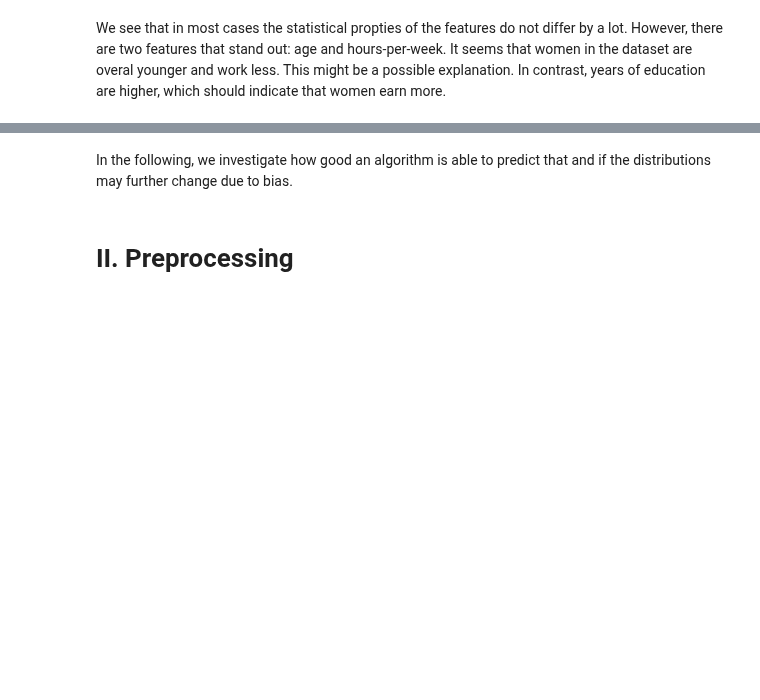
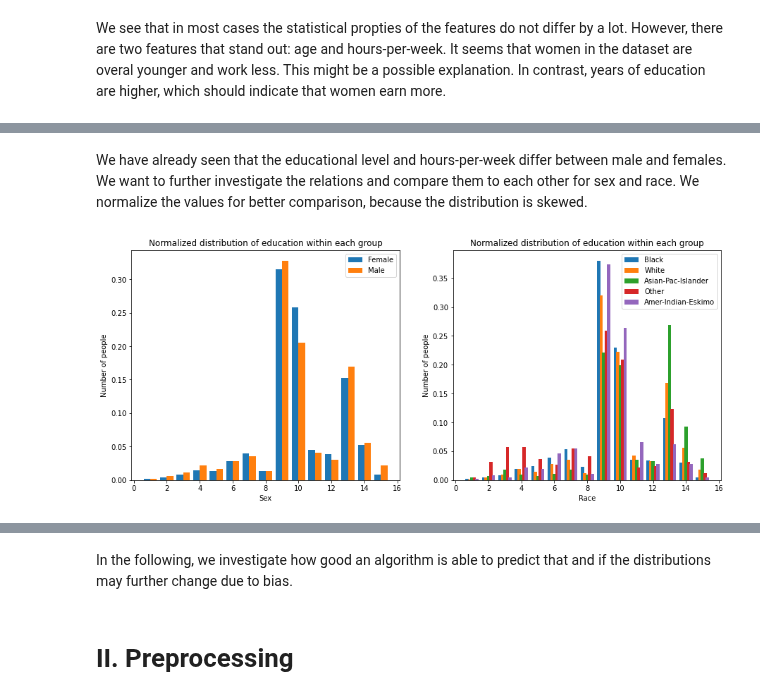
Before and after one commit to NiklasSabel/Industrial-Applications-of-Artificial-Intelligence, a Jupyter notebook: notebooks/Tertiary Sector/Finance_new.ipynb, the cells around one changed output, grey strips where cells are left out. Saved outputs shown, nothing was run; the diff lists cells and outputs as text; code cells hidden in the pictures; blank space fills up the shorter version.

```diff
--- a/notebooks/Tertiary Sector/Finance_new.ipynb
+++ b/notebooks/Tertiary Sector/Finance_new.ipynb
@@ -142,0 +161,34 @@ We see that in most cases the statistical propties of the features do not differ
+# %% [markdown]
+We have already seen that the educational level and hours-per-week differ between male and females. We want to further investigate the relations and compare them to each other for sex and race. We normalize the values for better comparison, because the distribution is skewed.
+# %%
+fig, (ax, ax2) = plt.subplots(1,2 ,  figsize=(15,6))
+
+#plot for gender
+X_axis_ = np.arange(len(df['educational-num'].unique()))
+
+ax.bar(X_axis - 0.2, df[df['gender']=='Female'].groupby('gender')['educational-num'].value_counts().sort_index().shift(1)/len(df[df['gender']=='Female']), 0.4, label = 'Female')
+ax.bar(X_axis + 0.2, df[df['gender']=='Male'].groupby('gender')['educational-num'].value_counts().sort_index().shift(1)/len(df[df['gender']=='Male']), 0.4, label = 'Male')
+
+ax.set_xlabel("Sex")
+ax.set_ylabel("Number of people")
+ax.set_title("Normalized distribution of education within each group")
+ax.legend()
+
+
+#plot for race
+X_axis = np.arange(len(df['educational-num'].unique()))
+
+ax2.bar(X_axis - 0.3, df[df['race']=='Black'].groupby('race')['educational-num'].value_counts().sort_index().shift(1)/len(df[df['race']=='Black']), 0.2, label = 'Black')
+ax2.bar(X_axis - 0.15, df[df['race']=='White'].groupby('race')['educational-num'].value_counts().sort_index().shift(1)/len(df[df['race']=='White']), 0.2, label = 'White')
+ax2.bar(X_axis , df[df['race']=='Asian-Pac-Islander'].groupby('race')['educational-num'].value_counts().sort_index().shift(1)/len(df[df['race']=='Asian-Pac-Islander']), 0.2, label = 'Asian-Pac-Islander')
+ax2.bar(X_axis + 0.15, df[df['race']=='Other'].groupby('race')['educational-num'].value_counts().sort_index().shift(1)/len(df[df['race']=='Other']), 0.2, label = 'Other')
+ax2.bar(X_axis + 0.3, df[df['race']=='Amer-Indian-Eskimo'].groupby('race')['educational-num'].value_counts().sort_index().shift(1)/len(df[df['race']=='Amer-Indian-Eskimo']), 0.2, label = 'Amer-Indian-Eskimo')
+
+ax2.set_xlabel("Race")
+ax2.set_ylabel("Number of people")
+ax2.set_title("Normalized distribution of education within each group")
+ax2.legend()
+
+plt.show()
+# %% [output]
+[figure, added]
```
Also changed, not shown: parts of 4 cells of this notebook.
